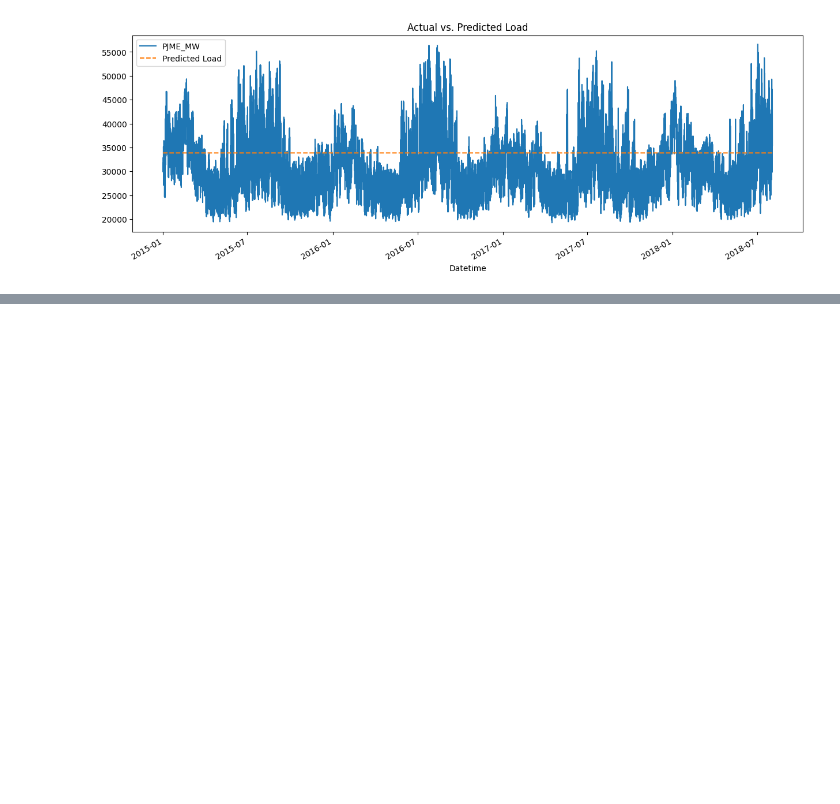
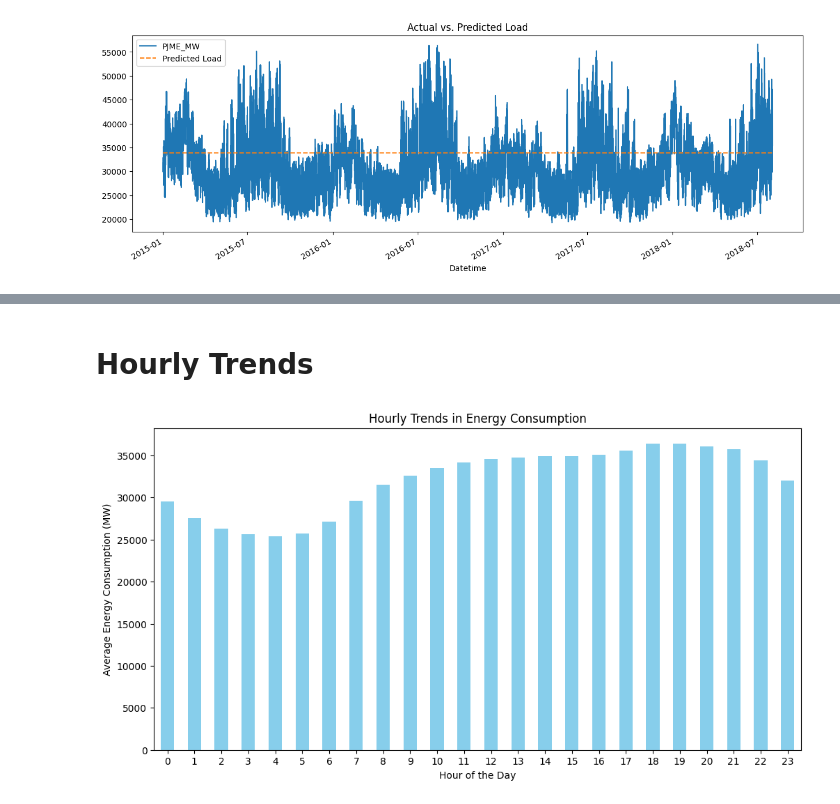
Before and after one commit to Apurva1205/Time-Series-Forecasting-For-Energy-Consumption, a Jupyter notebook: time-series-forecasting-for-energy-consumption.ipynb, the cells around one changed output, grey strips where cells are left out. Drawn from its saved outputs; the diff is of its cells as text; code cells hidden in the pictures; blank space fills up the shorter version.

```diff
--- a/time-series-forecasting-for-energy-consumption.ipynb
+++ b/time-series-forecasting-for-energy-consumption.ipynb
@@ -251,0 +293,22 @@ Root Mean Squared Error (RMSE): 6933.449249719269
+# %% [markdown]
+# **Hourly Trends**
+# %%
+import pandas as pd
+import matplotlib.pyplot as plt
+
+# Assuming 'data' is your DataFrame with a datetime index and 'PJME_MW' column
+data['hour'] = data.index.hour
+
+# Calculate average energy consumption for each hour
+hourly_avg = data.groupby('hour')['PJME_MW'].mean()
+
+# Visualization (plot hourly trends)
+plt.figure(figsize=(12, 6))
+hourly_avg.plot(kind='bar', color='skyblue')
+plt.title('Hourly Trends in Energy Consumption')
+plt.xlabel('Hour of the Day')
+plt.ylabel('Average Energy Consumption (MW)')
+plt.xticks(rotation=0)
+plt.show()
+# %% [output]
+[figure, added]
```
Also changed, not shown: parts of 15 cells of this notebook.
